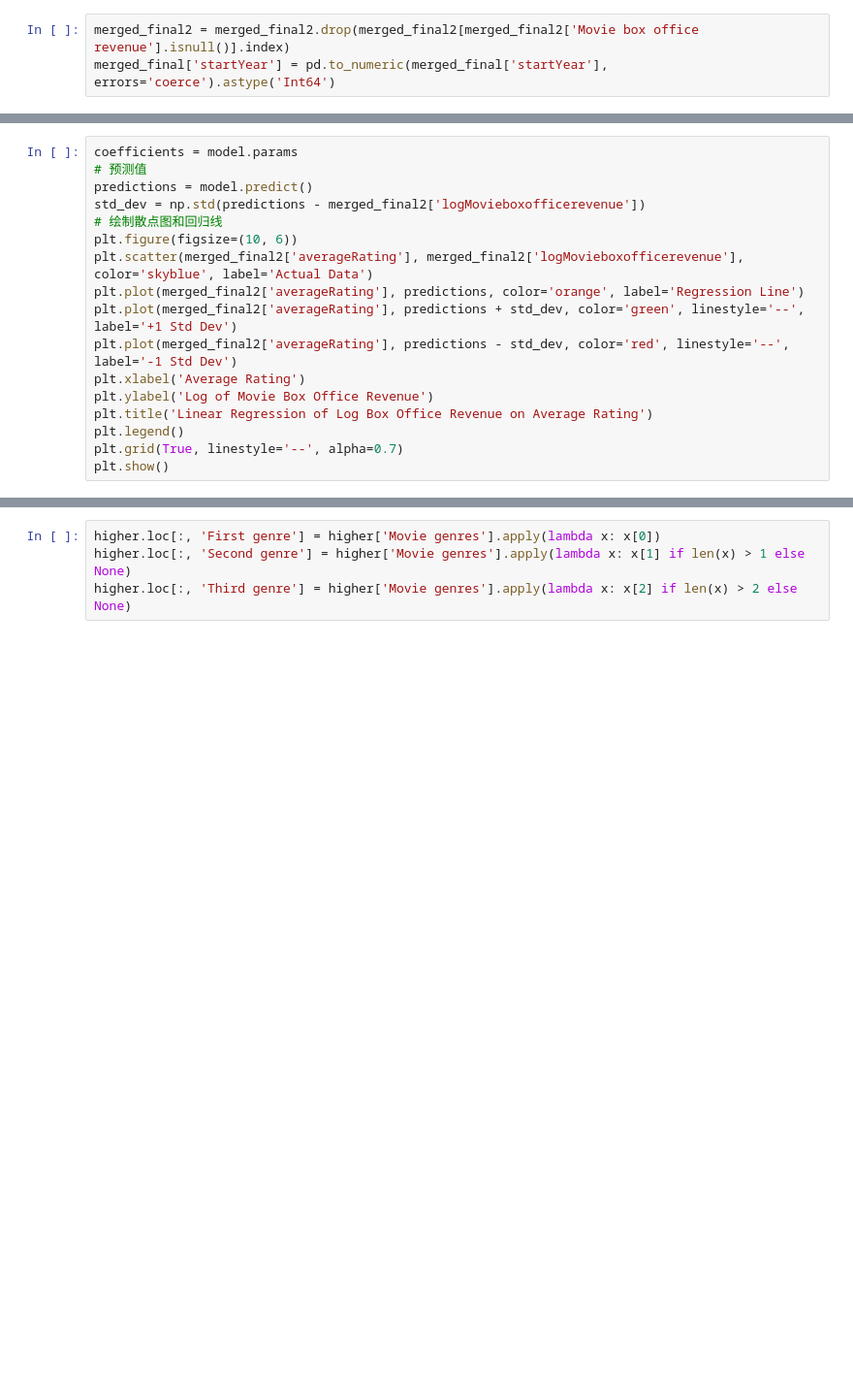
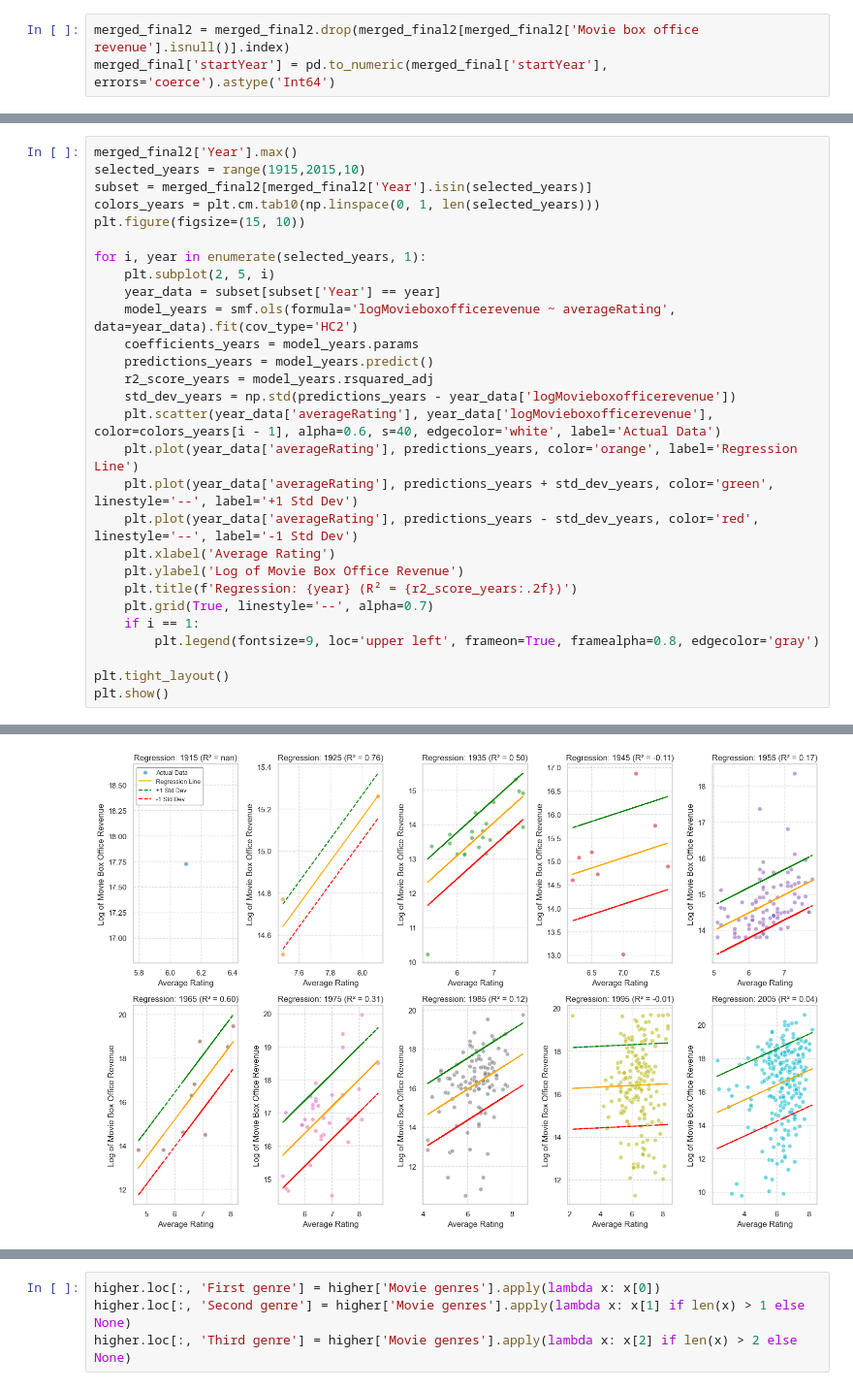
Before and after one commit to epfl-ada/ada-2024-project-dynamictitans, a Jupyter notebook: test1.ipynb, the cells around one changed output, grey strips where cells are left out. Shown at 97% size. Cells and saved outputs as stored; diff of their text form; blank space fills up the shorter version.

```diff
--- a/test1.ipynb
+++ b/test1.ipynb
@@ -139,18 +308,29 @@ Notes:
 # %%
-coefficients = model.params
-# 预测值
-predictions = model.predict()
-std_dev = np.std(predictions - merged_final2['logMovieboxofficerevenue'])
-# 绘制散点图和回归线
-plt.figure(figsize=(10, 6))
-plt.scatter(merged_final2['averageRating'], merged_final2['logMovieboxofficerevenue'], color='skyblue', label='Actual Data')
-plt.plot(merged_final2['averageRating'], predictions, color='orange', label='Regression Line')
-plt.plot(merged_final2['averageRating'], predictions + std_dev, color='green', linestyle='--', label='+1 Std Dev')
-plt.plot(merged_final2['averageRating'], predictions - std_dev, color='red', linestyle='--', label='-1 Std Dev')
-plt.xlabel('Average Rating')
-plt.ylabel('Log of Movie Box Office Revenue')
-plt.title('Linear Regression of Log Box Office Revenue on Average Rating')
-plt.legend()
-plt.grid(True, linestyle='--', alpha=0.7)
+merged_final2['Year'].max()
+selected_years = range(1915,2015,10)
+subset = merged_final2[merged_final2['Year'].isin(selected_years)]
+colors_years = plt.cm.tab10(np.linspace(0, 1, len(selected_years)))
+plt.figure(figsize=(15, 10))
+
+for i, year in enumerate(selected_years, 1):
+    plt.subplot(2, 5, i)
+    year_data = subset[subset['Year'] == year]
+    model_years = smf.ols(formula='logMovieboxofficerevenue ~ averageRating', data=year_data).fit(cov_type='HC2')
+    coefficients_years = model_years.params
+    predictions_years = model_years.predict()
+    r2_score_years = model_years.rsquared_adj
+    std_dev_years = np.std(predictions_years - year_data['logMovieboxofficerevenue'])
+    plt.scatter(year_data['averageRating'], year_data['logMovieboxofficerevenue'], color=colors_years[i - 1], alpha=0.6, s=40, edgecolor='white', label='Actual Data')
+    plt.plot(year_data['averageRating'], predictions_years, color='orange', label='Regression Line')
+    plt.plot(year_data['averageRating'], predictions_years + std_dev_years, color='green', linestyle='--', label='+1 Std Dev')
+    plt.plot(year_data['averageRating'], predictions_years - std_dev_years, color='red', linestyle='--', label='-1 Std Dev')
+    plt.xlabel('Average Rating')
+    plt.ylabel('Log of Movie Box Office Revenue')
+    plt.title(f'Regression: {year} (R² = {r2_score_years:.2f})')
+    plt.grid(True, linestyle='--', alpha=0.7)
+    if i == 1:
+        plt.legend(fontsize=9, loc='upper left', frameon=True, framealpha=0.8, edgecolor='gray')
+
+plt.tight_layout()
 plt.show()
 # %% [output]
@@ -157,0 +344 @@ NameError: name 'model' is not defined
+[figure, added]
```
Also changed, not shown: parts of 24 cells of this notebook, 1 other file.
